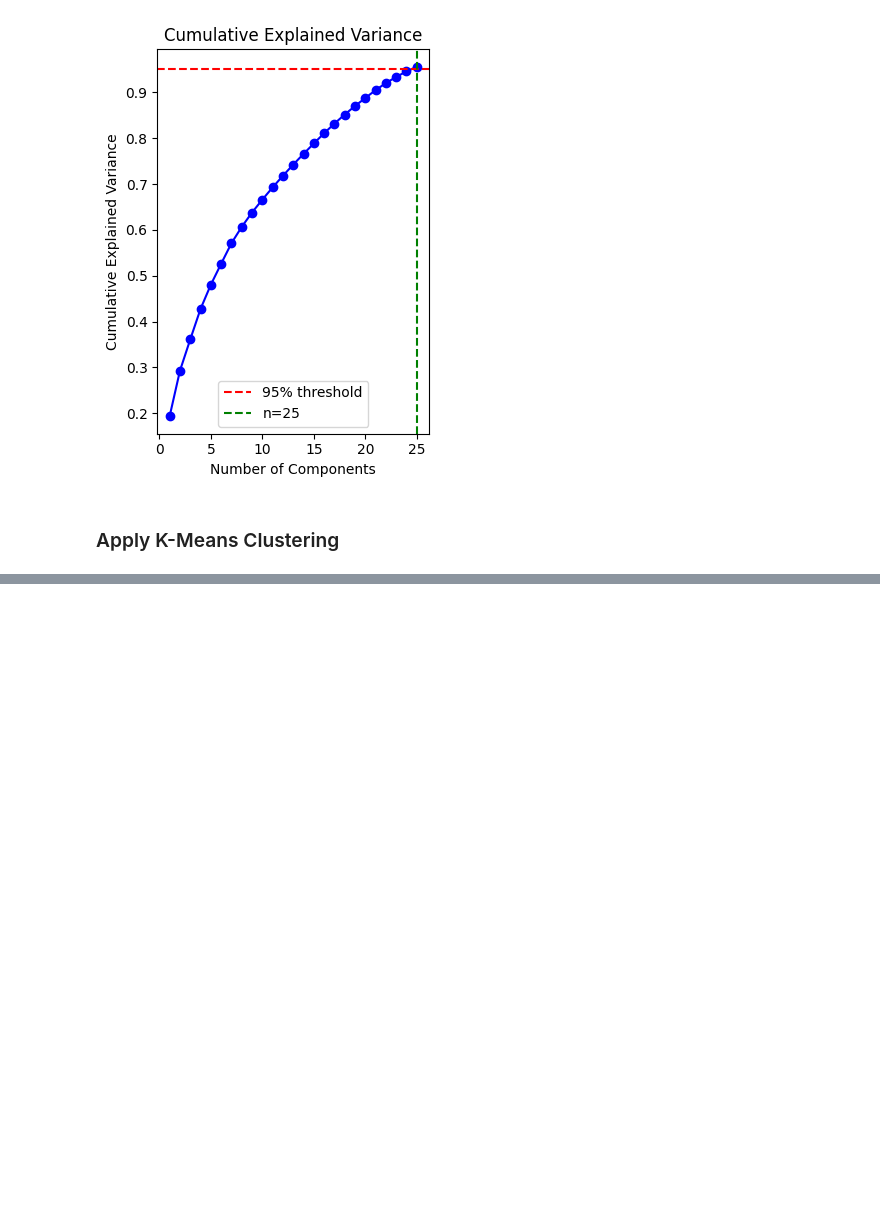
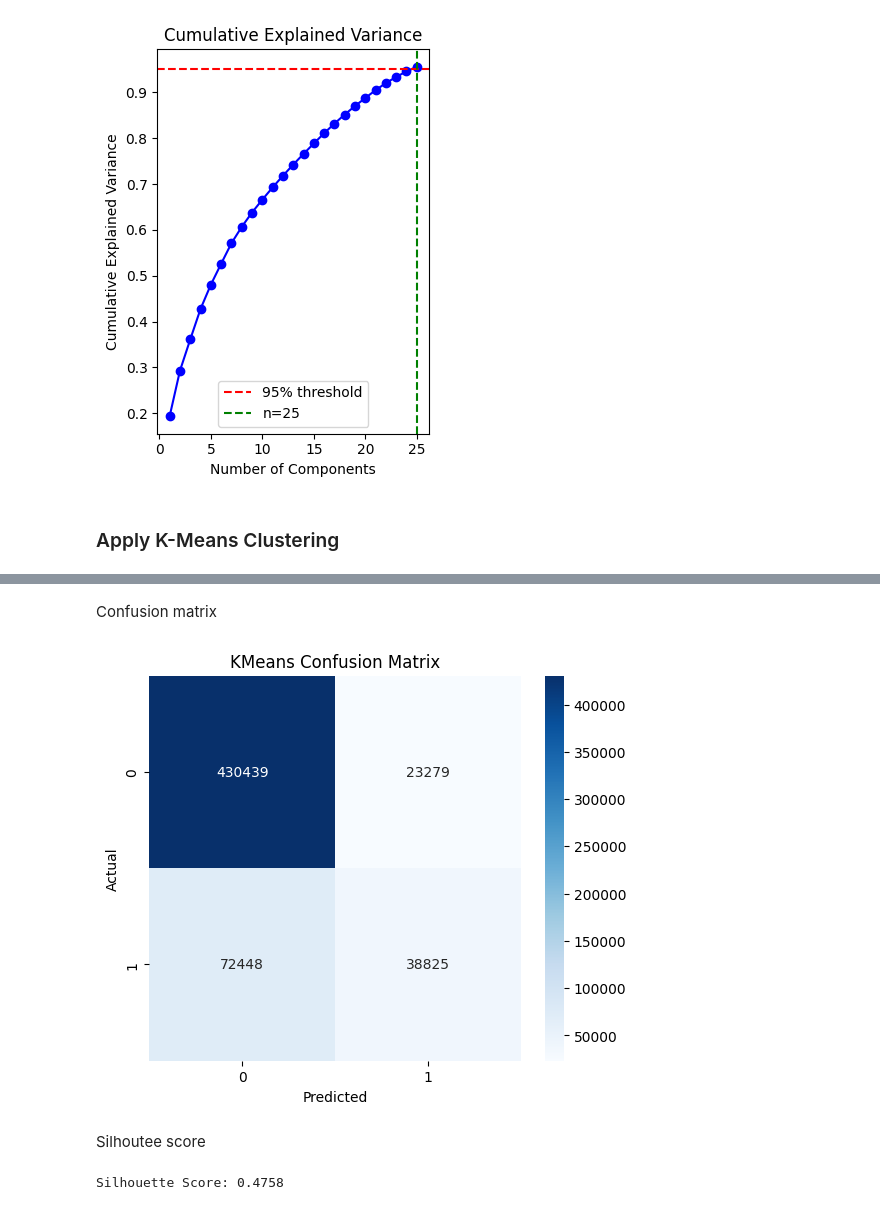
Before and after one commit to networkenthusiast/AI-Network-Intrusion-Detection, a Jupyter notebook: IDS.ipynb, the cells around one changed output, grey strips where cells are left out. Drawn from its saved outputs; the diff is of its cells as text; code cells hidden in the pictures; blank space fills up the shorter version.

```diff
--- a/IDS.ipynb
+++ b/IDS.ipynb
@@ -1376,0 +1458,8 @@ Name: proportion, dtype: float64
+# %%
+cluster_pred_test = pd.Series(cluster_test).map(cluster_to_label)
+test_dist = kmeans.transform(X_test_pca)
+model_3_data_frame["cluster_dist_0"] = test_dist[:, 0]
+model_3_data_frame["cluster_dist_1"] = test_dist[:, 1]
+model_3_data_frame["cluster_pred"] = cluster_pred_test.values
+
+model_3_data_frame.head()
@@ -1376,0 +1526,28 @@ Name: proportion, dtype: float64
+# %% [markdown]
+Confusion matrix
+# %%
+from sklearn.metrics import confusion_matrix
+import seaborn as sns
+import matplotlib.pyplot as plt
+
+cm = confusion_matrix(y_test_unsup, cluster_pred_test)
+
+plt.figure(figsize=(6,5))
+sns.heatmap(cm, annot=True, fmt='d', cmap='Blues')
+
+plt.xlabel("Predicted")
+plt.ylabel("Actual")
+plt.title("KMeans Confusion Matrix")
+
+plt.show()
+# %% [output]
+[figure, added]
+# %% [markdown]
+Silhoutee score
+# %%
+from sklearn.metrics import silhouette_score
+
+sil_score = silhouette_score(X_train_pca, cluster_train)
+print(f"Silhouette Score: {sil_score:.4f}")
+# %% [output]
+Silhouette Score: 0.4758
```
Also changed, not shown: parts of 22 cells of this notebook.
